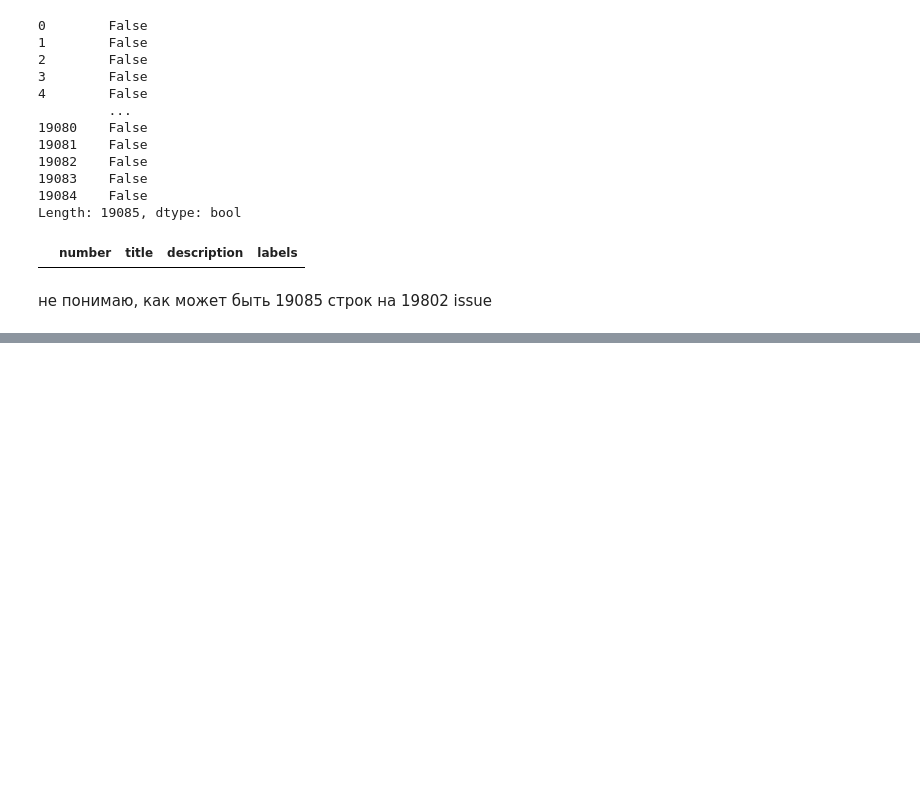
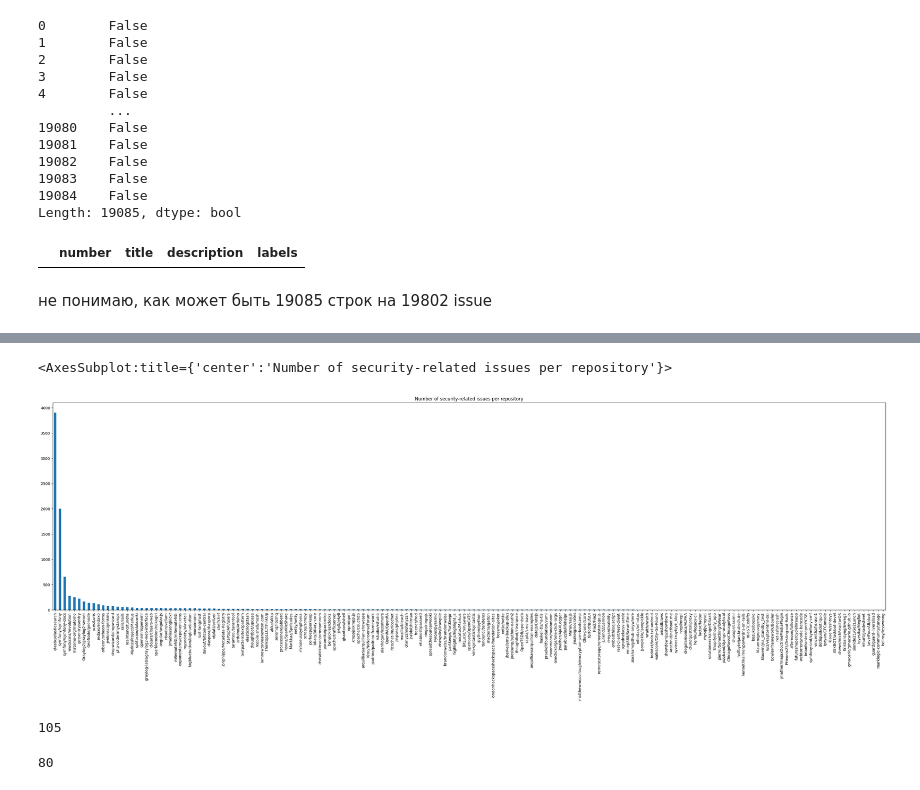
Before and after one commit to TeamPML/GuthubSecurityIssues, a Jupyter notebook: data-understanding.ipynb, the cells around one changed output, grey strips where cells are left out. Saved outputs shown, nothing was run; the diff lists cells and outputs as text; code cells hidden in the pictures; blank space fills up the shorter version.

```diff
--- a/data-understanding.ipynb
+++ b/data-understanding.ipynb
@@ -62,0 +118,15 @@ data[data.duplicated(subset=['number'], keep=False)]
+# %%
+# plot number of entries for each repository
+sec_df["repository"].value_counts().plot(kind="bar", figsize=(40, 10), title="Number of security-related issues per repository")
+# %% [output]
+<AxesSubplot:title={'center':'Number of security-related issues per repository'}>
+[figure, added]
+# %%
+(sec_df["repository"].value_counts() < 10).sum()
+# %% [output]
+105
+# %%
+# count unique repositories
+non_sec_df["repository"].nunique()
+# %% [output]
+80
```
Also changed, not shown: parts of 10 cells of this notebook.
